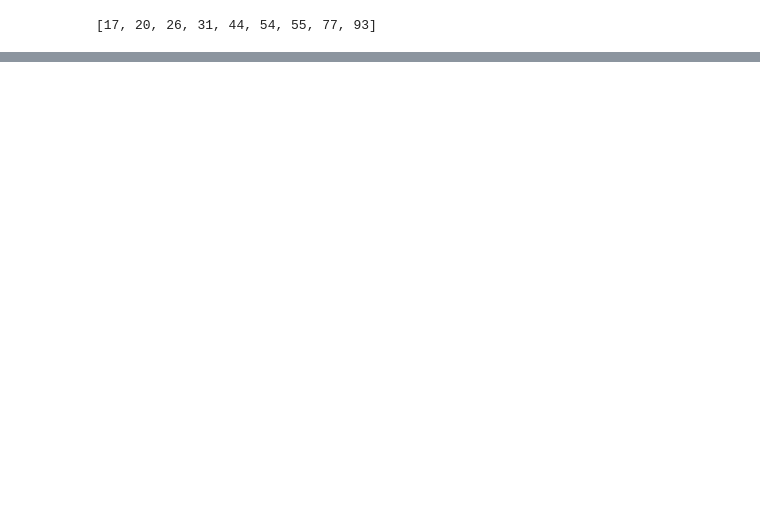
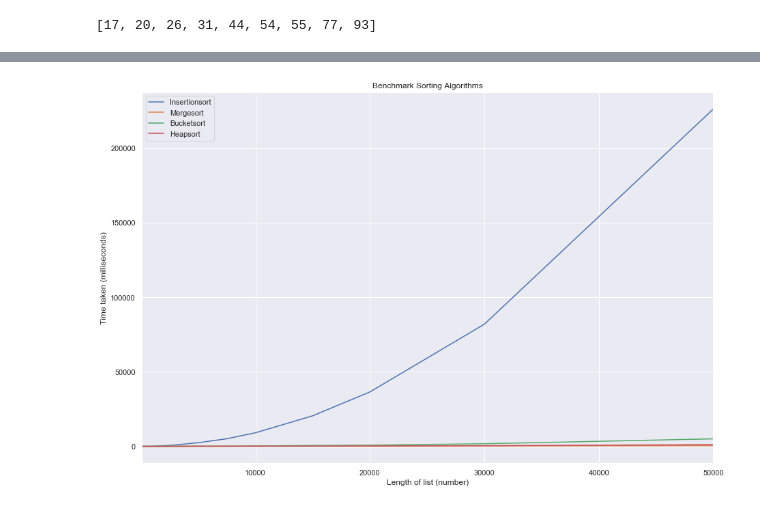
Before and after one commit to MichaelORegan/46887-COMPUTATIONAL-THINKING-WITH-ALGORITHMS-PROJECT, a Jupyter notebook: 46887 Project.ipynb, the cells around one changed output, grey strips where cells are left out. Saved outputs shown, nothing was run; the diff lists cells and outputs as text; code cells hidden in the pictures; blank space fills up the shorter version.

```diff
--- a/46887 Project.ipynb
+++ b/46887 Project.ipynb
@@ -275,0 +516,9 @@ print(insertionbench)
+# %%
+benchmark_dataframe = pd.DataFrame({'Size':sizes,
+                                    'Insertionsort': insertionbench,
+                                    'Mergesort':mergebench,
+                                    'Bucketsort':bucketbench,
+                                    'Heapsort':heapbench})
+
+benchmark_dataframe = benchmark_dataframe.set_index("Size")
+print(benchmark_dataframe)
@@ -275,0 +541,10 @@ print(insertionbench)
+# %%
+# without Bubble sort as it looks like it is skewing the graph?
+benchmark_dataframe.plot()
+sns.set(rc={'figure.figsize':(15,10)})
+plt.title("Benchmark Sorting Algorithms")
+plt.xlabel("Length of list (number)")
+plt.ylabel("Time taken (milliseconds)")
+plt.show()
+# %% [output]
+[figure, added]
```
Also changed, not shown: parts of 56 cells of this notebook, 9 other files.
